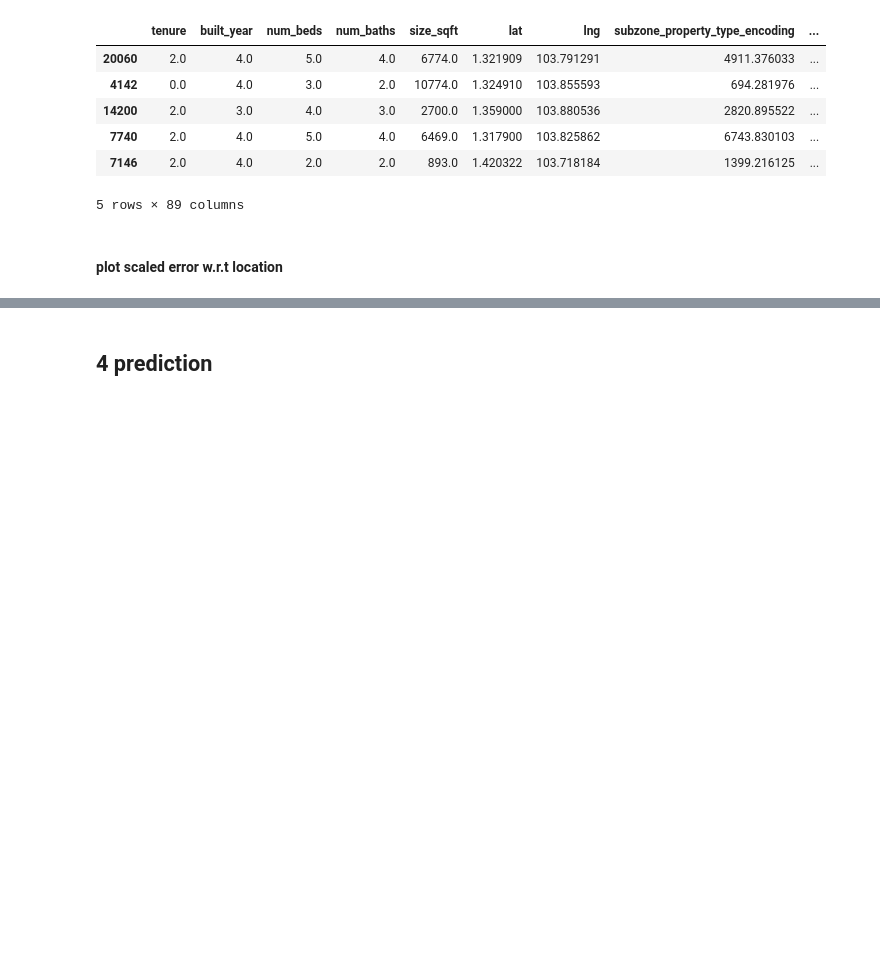
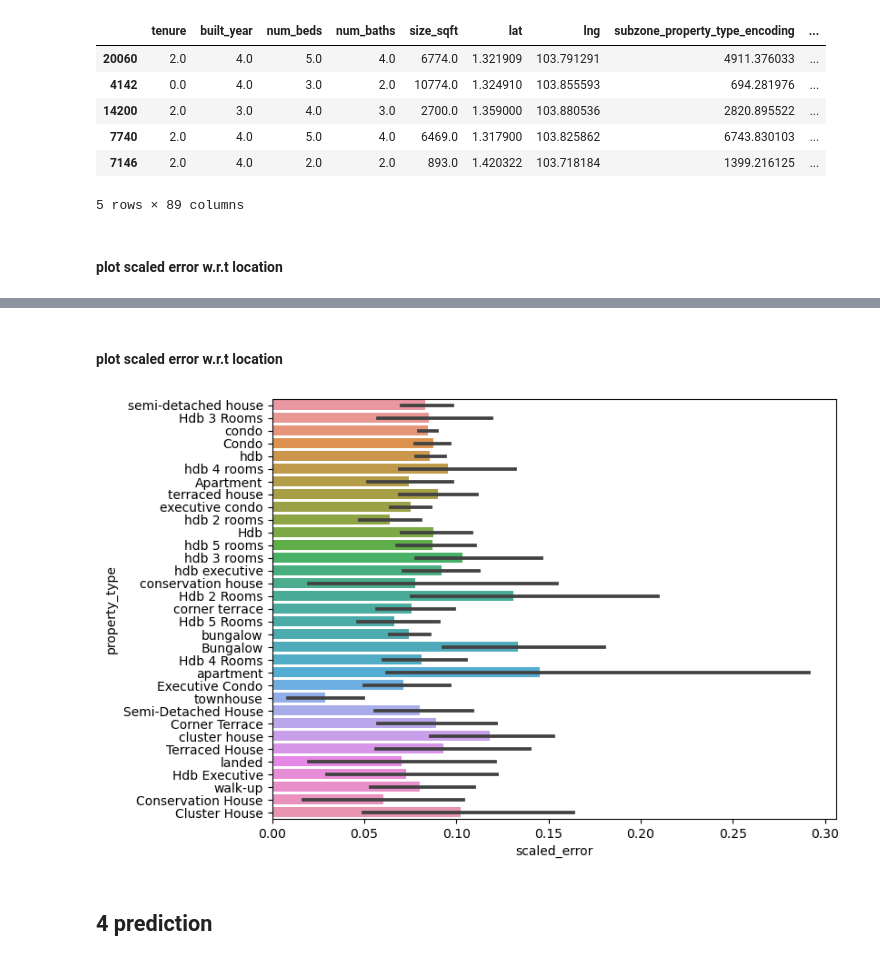
Before and after one commit to PigeonPhobia/no-bylan-regressor, a Jupyter notebook: xgboost_model_prediction.ipynb, the cells around one changed output, grey strips where cells are left out. Cells and saved outputs as stored; diff of their text form; code cells hidden in the pictures; blank space fills up the shorter version.

```diff
--- a/xgboost_model_prediction.ipynb
+++ b/xgboost_model_prediction.ipynb
@@ -493,3 +510,16 @@ Text(0.5, 1.0, 'prediction deviation for different location')
+# %% [markdown]
+#### plot scaled error w.r.t location
+# %%
+raw_data = pd.read_csv(TRAIN_FILE)
+raw_train_data, raw_validation_data = train_test_split(raw_data.drop(raw_data[raw_data.price == 0].index).reset_index(), test_size=0.2
+                                                       ,random_state=20)
+# %%
+plt.figure(figsize=(8,6))
+tmp = X_test3[['scaled_error']].join(raw_data)
+sns.barplot(data = tmp, y='property_type', x='scaled_error')
+plt.savefig('scaled error for different property types')
+# %% [output]
+[figure, added]
 # %% [markdown]
 ## 4 prediction
 # %%
```
Also changed, not shown: parts of 4 cells of this notebook, 5 other files.
